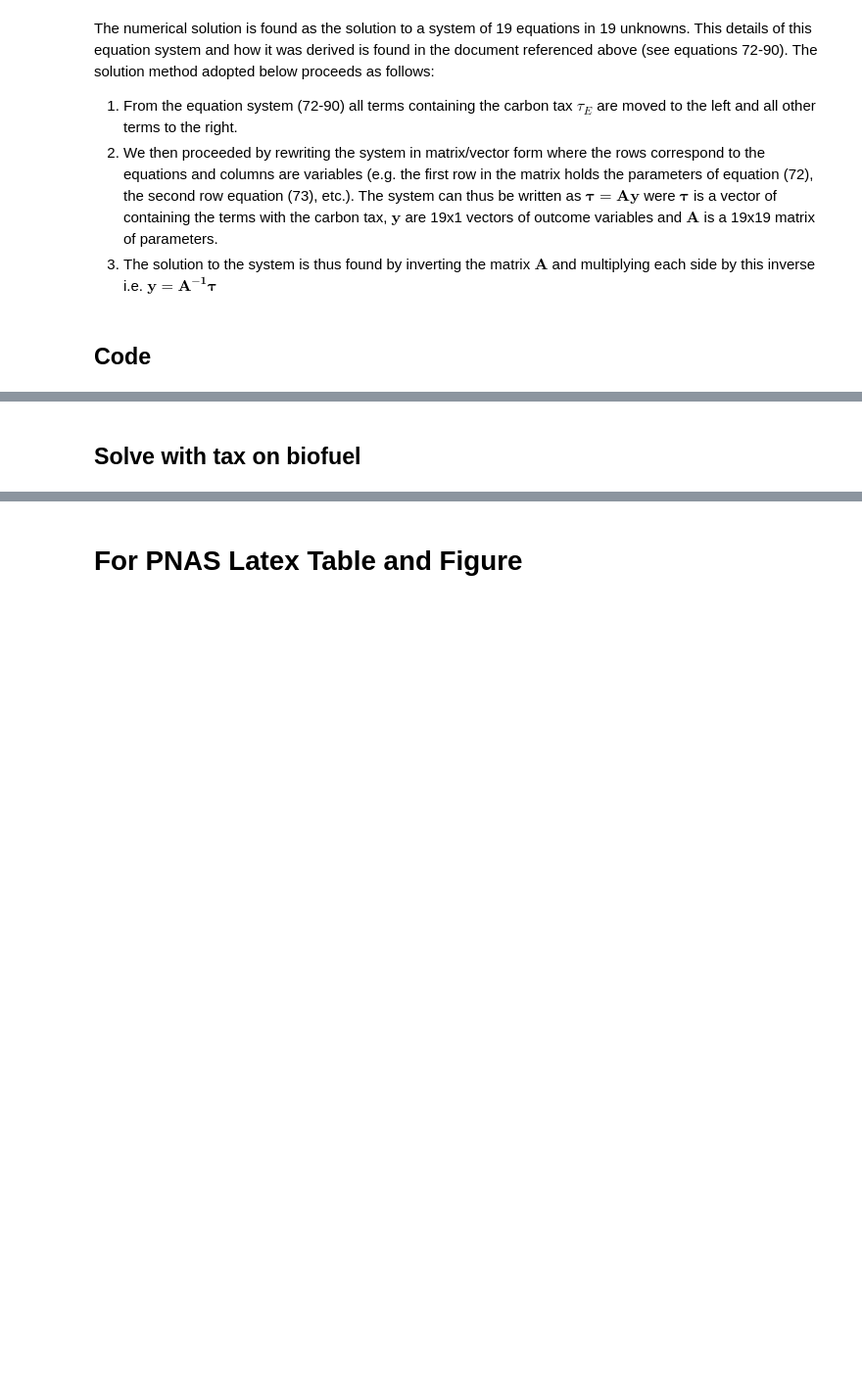
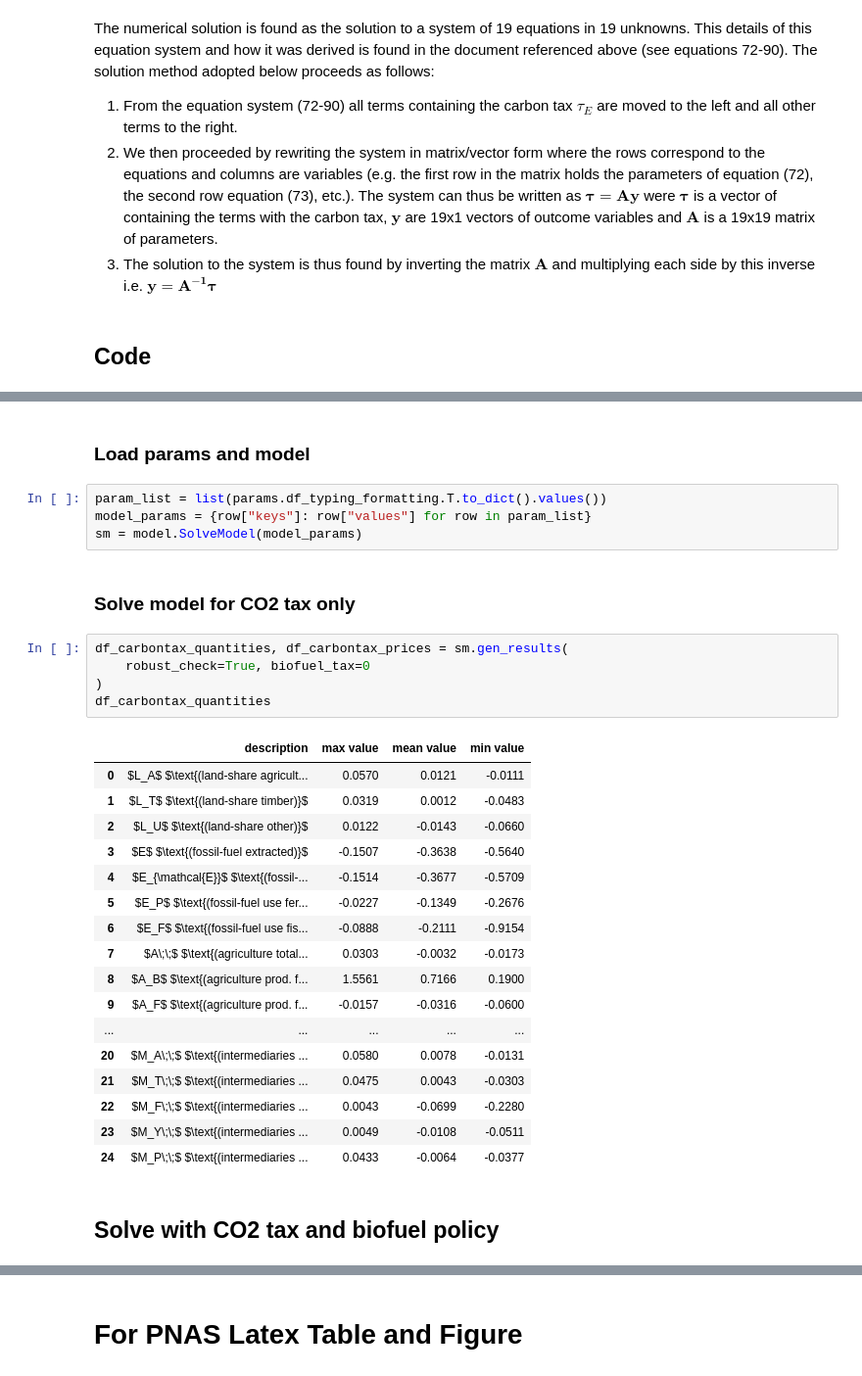
Before and after one commit to engstromgustav/carbonpricing_and_planetaryboundaries, a Jupyter notebook: PB-simulation_Nature_Communications - Final.ipynb, the cells around one changed output, grey strips where cells are left out. Shown: that part at 98% size. Drawn from its saved outputs; the diff is of its cells as text; blank space fills up the shorter version.

```diff
--- a/PB-simulation_Nature_Communications - Final.ipynb
+++ b/PB-simulation_Nature_Communications - Final.ipynb
@@ -571,3 +47,34 @@ df_carbontax_prices
+# %% [markdown]
+### Load params and model
+# %%
+param_list = list(params.df_typing_formatting.T.to_dict().values())
+model_params = {row["keys"]: row["values"] for row in param_list}
+sm = model.SolveModel(model_params)
+# %% [markdown]
+### Solve model for CO2 tax only
+# %%
+df_carbontax_quantities, df_carbontax_prices = sm.gen_results(
+    robust_check=True, biofuel_tax=0
+)
+df_carbontax_quantities
+# %% [output]
+|  | description | max value | mean value | min value |
+| 0 | $L_A$ $\text{(land-share agricult... | 0.0570 | 0.0121 | -0.0111 |
+| 1 | $L_T$ $\text{(land-share timber)}$ | 0.0319 | 0.0012 | -0.0483 |
+| 2 | $L_U$ $\text{(land-share other)}$ | 0.0122 | -0.0143 | -0.0660 |
+| 3 | $E$ $\text{(fossil-fuel extracted)}$ | -0.1507 | -0.3638 | -0.5640 |
+| 4 | $E_{\mathcal{E}}$ $\text{(fossil-... | -0.1514 | -0.3677 | -0.5709 |
+| 5 | $E_P$ $\text{(fossil-fuel use fer... | -0.0227 | -0.1349 | -0.2676 |
+| 6 | $E_F$ $\text{(fossil-fuel use fis... | -0.0888 | -0.2111 | -0.9154 |
+| 7 | $A\;\;$ $\text{(agriculture total... | 0.0303 | -0.0032 | -0.0173 |
+| 8 | $A_B$ $\text{(agriculture prod. f... | 1.5561 | 0.7166 | 0.1900 |
+| 9 | $A_F$ $\text{(agriculture prod. f... | -0.0157 | -0.0316 | -0.0600 |
+| ... | ... | ... | ... | ... |
+| 20 | $M_A\;\;$ $\text{(intermediaries ... | 0.0580 | 0.0078 | -0.0131 |
+| 21 | $M_T\;\;$ $\text{(intermediaries ... | 0.0475 | 0.0043 | -0.0303 |
+| 22 | $M_F\;\;$ $\text{(intermediaries ... | 0.0043 | -0.0699 | -0.2280 |
+| 23 | $M_Y\;\;$ $\text{(intermediaries ... | 0.0049 | -0.0108 | -0.0511 |
+| 24 | $M_P\;\;$ $\text{(intermediaries ... | 0.0433 | -0.0064 | -0.0377 |
 # %% [markdown]
-## Solve with tax on biofuel
+## Solve with CO2 tax and biofuel policy
 # %%
```
Also changed, not shown: parts of 60 cells of this notebook, 3 other files.
